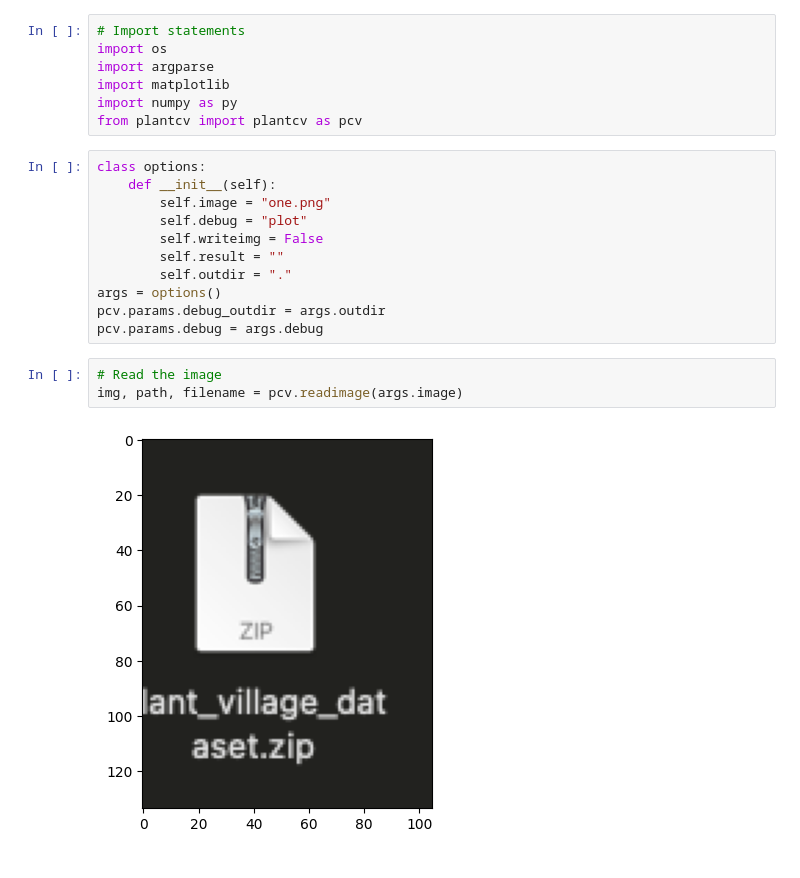
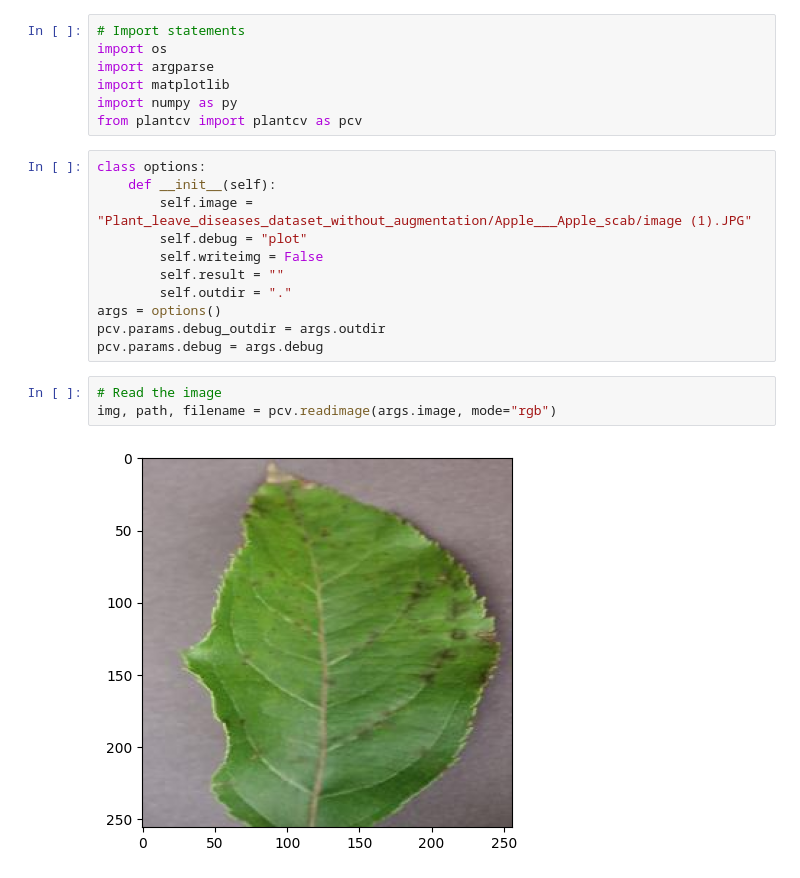
Before and after one commit to Darshan-Pillay/Honours-Research-Project, a Jupyter notebook: proof_of_concept/image_processing_poc/Learning_PlantCV.ipynb, the cells around one changed output. Saved outputs shown, nothing was run; the diff lists cells and outputs as text.

Commit message:
Added examples to image processing proof of concept jupyter notebook

```diff
--- a/proof_of_concept/image_processing_poc/Learning_PlantCV.ipynb
+++ b/proof_of_concept/image_processing_poc/Learning_PlantCV.ipynb
@@ -8,7 +8,7 @@ from plantcv import plantcv as pcv
 # %%
 class options:
     def __init__(self):
-        self.image = "one.png"
+        self.image = "Plant_leave_diseases_dataset_without_augmentation/Apple___Apple_scab/image (1).JPG"
         self.debug = "plot"
         self.writeimg = False
         self.result = ""
@@ -18,9 +18,9 @@ pcv.params.debug_outdir = args.outdir
 pcv.params.debug = args.debug
 # %%
 # Read the image
-img, path, filename = pcv.readimage(args.image)
+img, path, filename = pcv.readimage(args.image, mode="rgb")
 # %% [output]
-[figure, old version]
+[figure, new version]
 # %%
 # Update params
 
```
Also changed, not shown: parts of 10 cells of this notebook.
